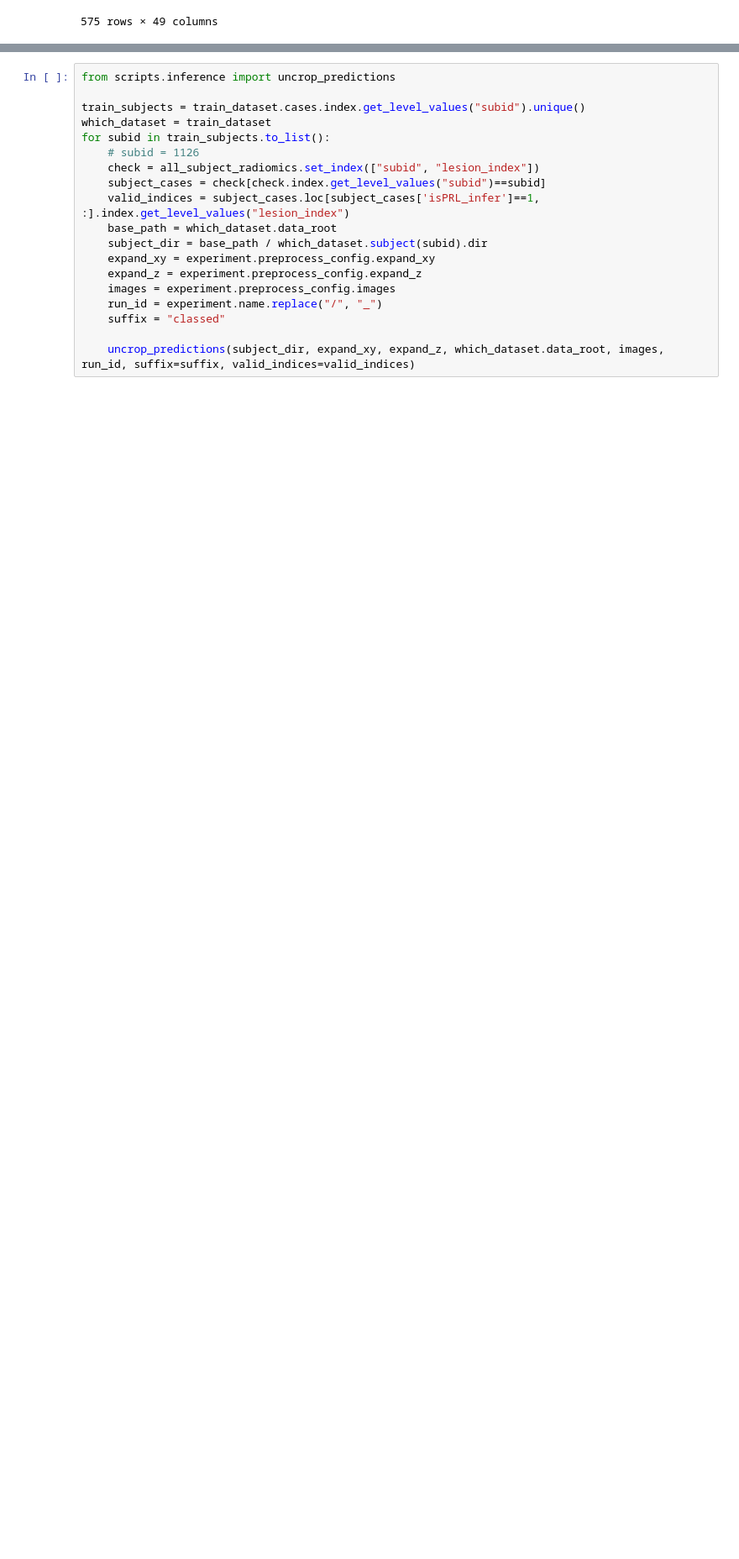
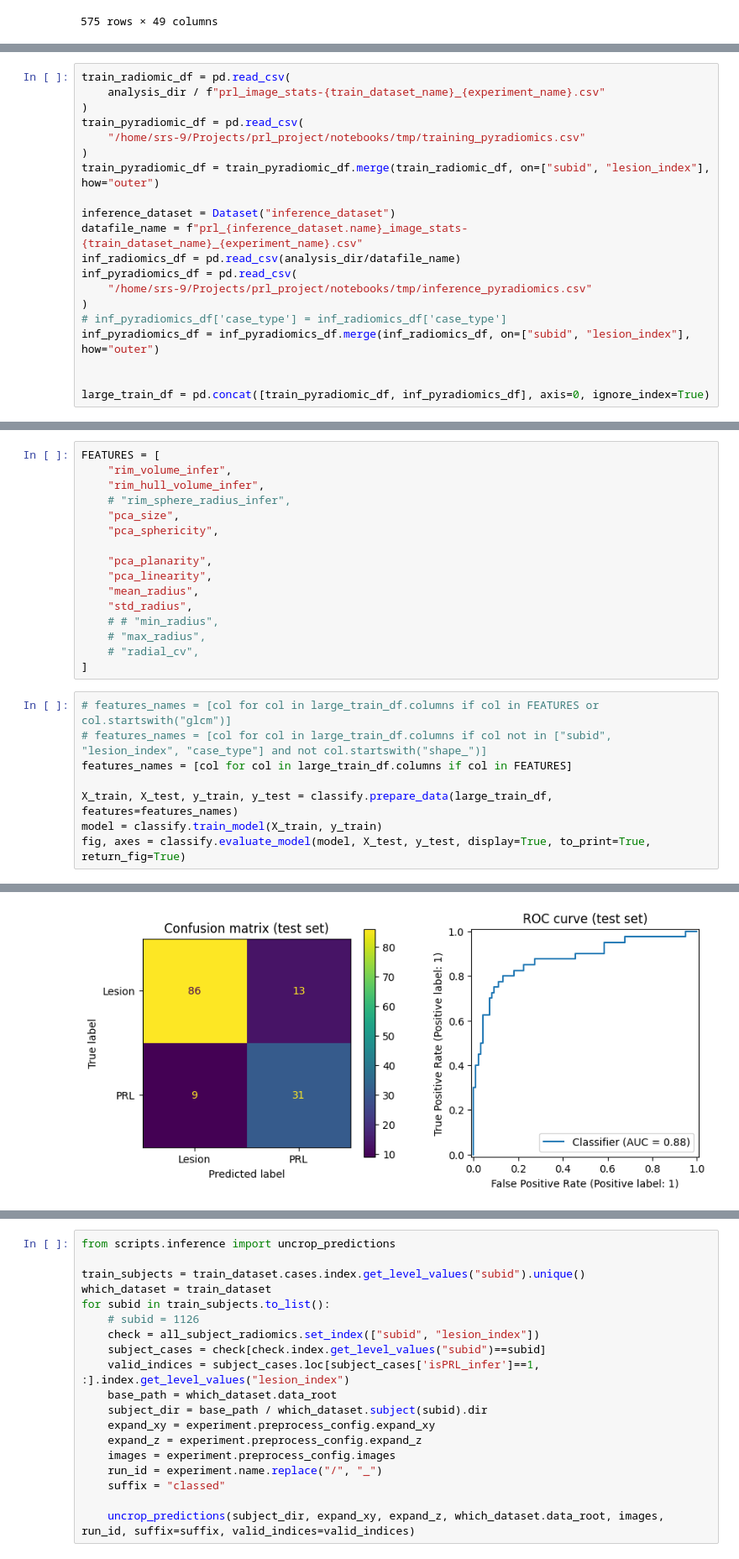
Before and after one commit to srs328/prl_project, a Jupyter notebook: notebooks/save_final_prl_seg.ipynb, the cells around one changed output, grey strips where cells are left out. Shown at 84% size. Cells and saved outputs as stored; diff of their text form; blank space fills up the shorter version.

```diff
--- a/notebooks/save_final_prl_seg.ipynb
+++ b/notebooks/save_final_prl_seg.ipynb
@@ -325,0 +281,20 @@ df.sort_values(by="nPRL_diff")
+# %%
+train_radiomic_df = pd.read_csv(
+    analysis_dir / f"prl_image_stats-{train_dataset_name}_{experiment_name}.csv"
+)
+train_pyradiomic_df = pd.read_csv(
+    "/home/srs-9/Projects/prl_project/notebooks/tmp/training_pyradiomics.csv"
+)
+train_pyradiomic_df = train_pyradiomic_df.merge(train_radiomic_df, on=["subid", "lesion_index"], how="outer")
+
+inference_dataset = Dataset("inference_dataset")
+datafile_name = f"prl_{inference_dataset.name}_image_stats-{train_dataset_name}_{experiment_name}.csv"
+inf_radiomics_df = pd.read_csv(analysis_dir/datafile_name)
+inf_pyradiomics_df = pd.read_csv(
+    "/home/srs-9/Projects/prl_project/notebooks/tmp/inference_pyradiomics.csv"
+)
+# inf_pyradiomics_df['case_type'] = inf_radiomics_df['case_type']
+inf_pyradiomics_df = inf_pyradiomics_df.merge(inf_radiomics_df, on=["subid", "lesion_index"], how="outer")
+
+
+large_train_df = pd.concat([train_pyradiomic_df, inf_pyradiomics_df], axis=0, ignore_index=True)
@@ -325,0 +384,25 @@ df.sort_values(by="nPRL_diff")
+# %%
+FEATURES = [
+    "rim_volume_infer",
+    "rim_hull_volume_infer",
+    # "rim_sphere_radius_infer",
+    "pca_size",
+    "pca_sphericity",
+
+    "pca_planarity",
+    "pca_linearity",
+    "mean_radius",
+    "std_radius",
+    # # "min_radius",
+    # "max_radius",
+    # "radial_cv",
+]
+# %%
+# features_names = [col for col in large_train_df.columns if col in FEATURES or col.startswith("glcm")]
+# features_names = [col for col in large_train_df.columns if col not in ["subid", "lesion_index", "case_type"] and not col.startswith("shape_")]
+features_names = [col for col in large_train_df.columns if col in FEATURES]
+
+X_train, X_test, y_train, y_test = classify.prepare_data(large_train_df, features=features_names)
+model = classify.train_model(X_train, y_train)
+fig, axes = classify.evaluate_model(model, X_test, y_test, display=True, to_print=True, return_fig=True)
+# %% [output]
@@ -325,0 +420 @@ df.sort_values(by="nPRL_diff")
+[figure, added]
```
Also changed, not shown: parts of 30 cells of this notebook, 21 other files.
